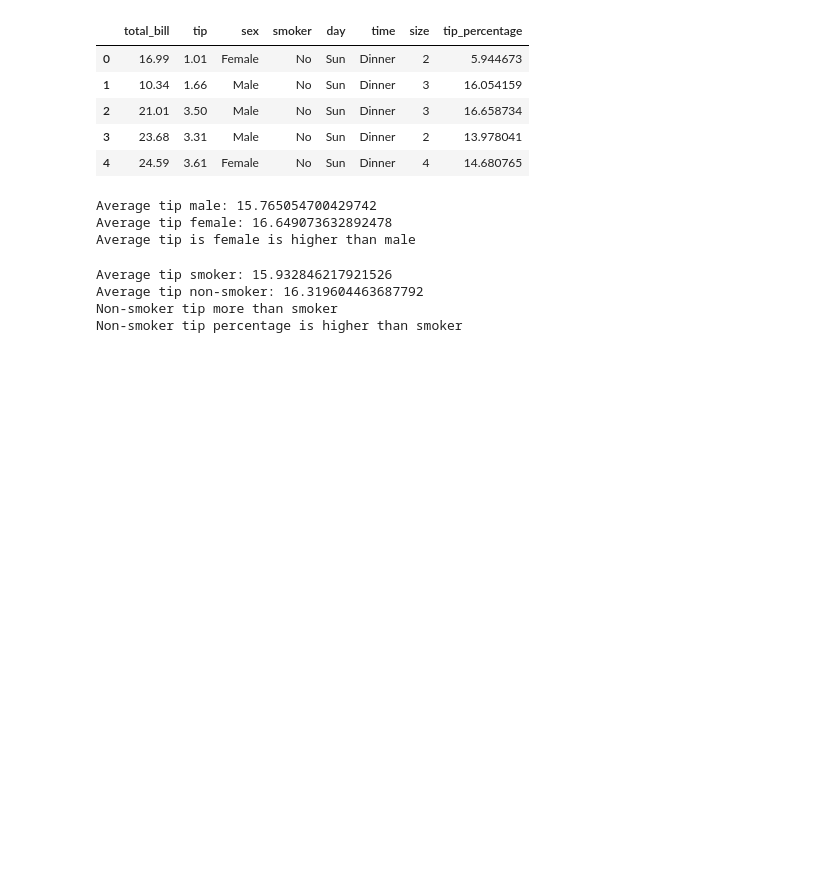
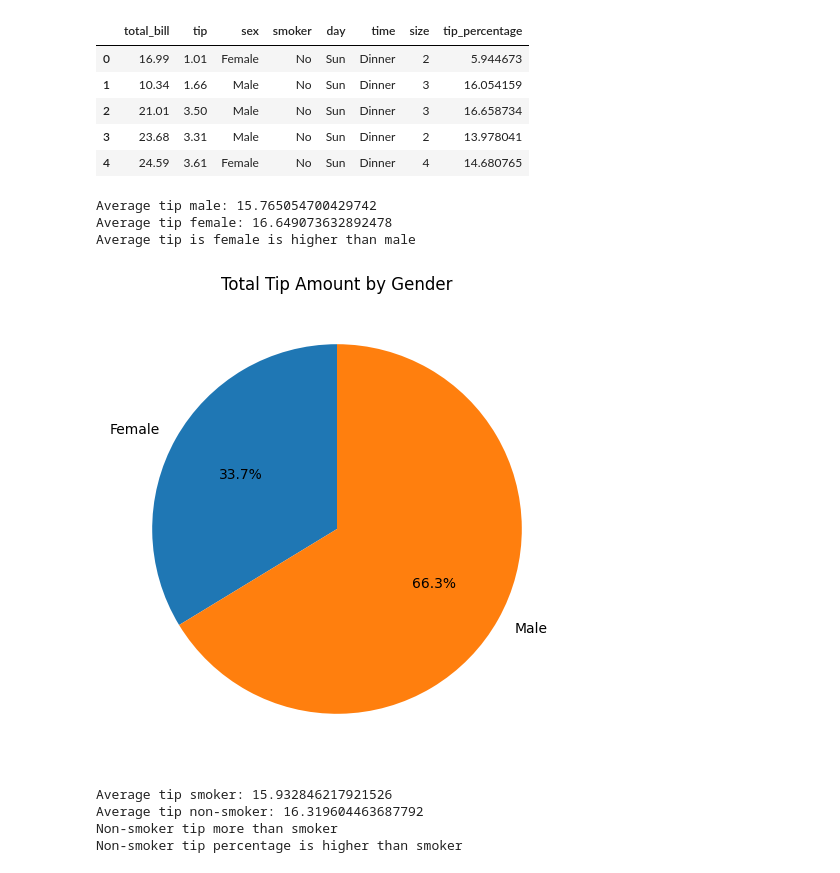
Before and after one commit to Shishupal466/resturant_tip, a Jupyter notebook: data analysis/tips.ipynb, the cells around one changed output. Cells and saved outputs as stored; diff of their text form; code cells hidden in the pictures; blank space fills up the shorter version.

```diff
--- a/data analysis/tips.ipynb
+++ b/data analysis/tips.ipynb
@@ -225,6 +225,22 @@ else:
 Average tip male: 15.765054700429742
 Average tip female: 16.649073632892478
 Average tip is female is higher than male
+# %%
+import matplotlib.pyplot as plt
+
+tips_by_gender = df.groupby('sex')['tip'].sum()
+
+plt.figure(figsize=(6,6))
+plt.pie(
+    tips_by_gender,
+    labels=tips_by_gender.index,
+    autopct='%1.1f%%',
+    startangle=90
+)
+plt.title('Total Tip Amount by Gender')
+plt.show()
+# %% [output]
+[figure, added]
 # %%
 # ✅ 4. Smoker vs Non-Smoker Analysis
 # Explore:
```
Also changed, not shown: parts of 8 cells of this notebook, 3 other files.
